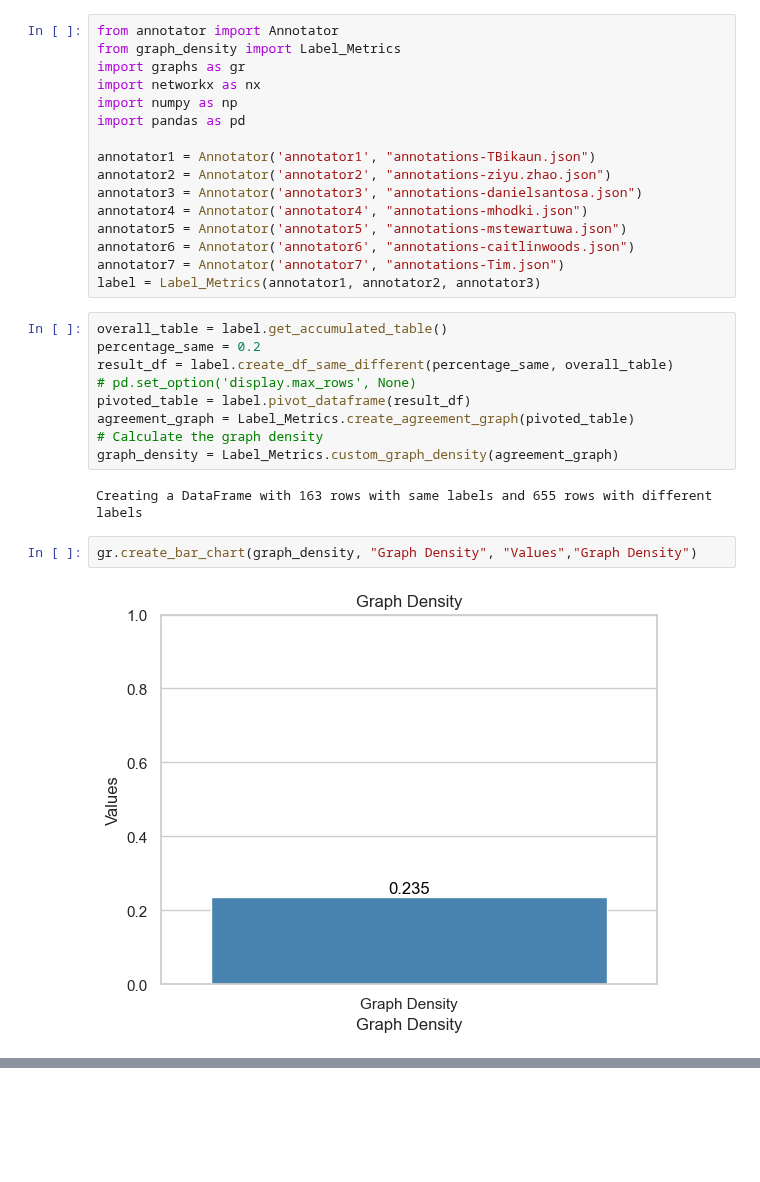
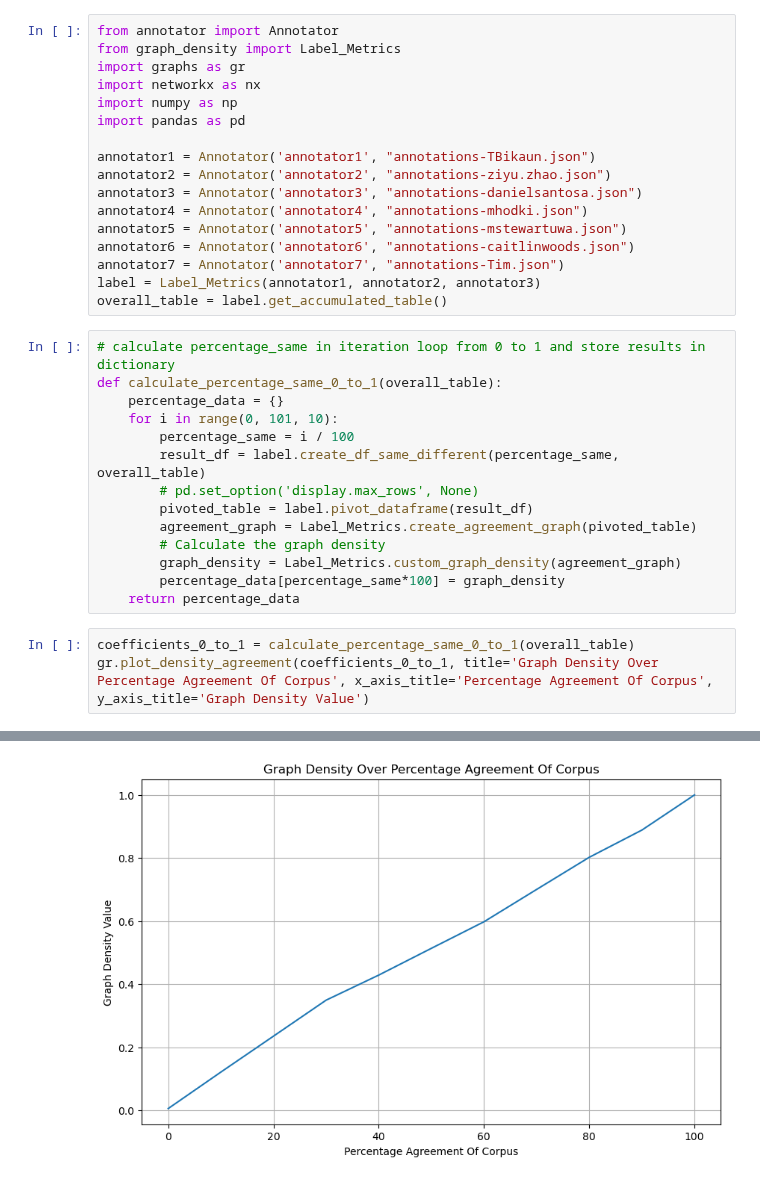
Before and after one commit to Daniel889911/GENG5511-Research-Project, a Jupyter notebook: graph_density_test/graph_density.ipynb, the cells around one changed output, grey strips where cells are left out. Saved outputs shown, nothing was run; the diff lists cells and outputs as text; blank space fills up the shorter version.

Commit message:
Added graphs for percentage agreement of corpus

```diff
--- a/graph_density_test/graph_density.ipynb
+++ b/graph_density_test/graph_density.ipynb
@@ -14,18 +14,22 @@ annotator5 = Annotator('annotator5', "annotations-mstewartuwa.json")
 annotator6 = Annotator('annotator6', "annotations-caitlinwoods.json")
 annotator7 = Annotator('annotator7', "annotations-Tim.json")
 label = Label_Metrics(annotator1, annotator2, annotator3)
+overall_table = label.get_accumulated_table()
 # %%
-overall_table = label.get_accumulated_table()
-percentage_same = 0.2
-result_df = label.create_df_same_different(percentage_same, overall_table)
-# pd.set_option('display.max_rows', None)
-pivoted_table = label.pivot_dataframe(result_df)
-agreement_graph = Label_Metrics.create_agreement_graph(pivoted_table)
-# Calculate the graph density
-graph_density = Label_Metrics.custom_graph_density(agreement_graph)
+# calculate percentage_same in iteration loop from 0 to 1 and store results in dictionary
+def calculate_percentage_same_0_to_1(overall_table):
+    percentage_data = {}
+    for i in range(0, 101, 10):
+        percentage_same = i / 100
+        result_df = label.create_df_same_different(percentage_same, overall_table)
+        # pd.set_option('display.max_rows', None)
+        pivoted_table = label.pivot_dataframe(result_df)
+        agreement_graph = Label_Metrics.create_agreement_graph(pivoted_table)
+        # Calculate the graph density
+        graph_density = Label_Metrics.custom_graph_density(agreement_graph)
+        percentage_data[percentage_same*100] = graph_density
+    return percentage_data
-# %% [output]
-Creating a DataFrame with 163 rows with same labels and 655 rows with different labels
-# %%
-gr.create_bar_chart(graph_density, "Graph Density", "Values","Graph Density")
-# %% [output]
-[figure, removed]
+# %%
+coefficients_0_to_1 = calculate_percentage_same_0_to_1(overall_table)
+gr.plot_density_agreement(coefficients_0_to_1, title='Graph Density Over Percentage Agreement Of Corpus', x_axis_title='Percentage Agreement Of Corpus', y_axis_title='Graph Density Value')
+# %% [output]
@@ -31,0 +47 @@ gr.create_bar_chart(graph_density, "Graph Density", "Values","Graph Density")
+[figure, added]
```
Also changed, not shown: parts of 2 cells of this notebook, 10 other files.
